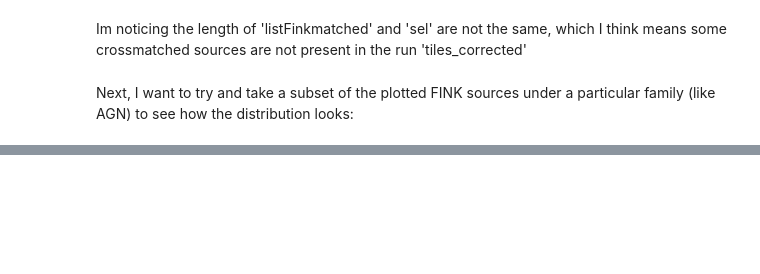
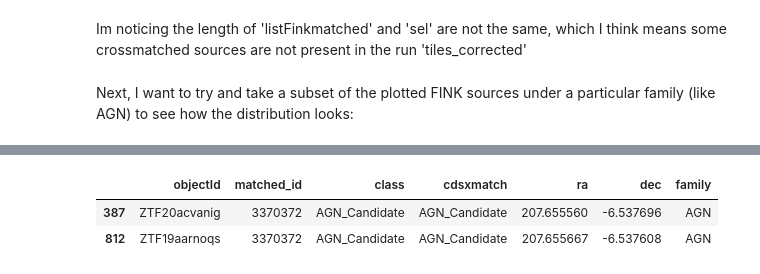
Before and after one commit to CallanG258/Project_VAST_FINK, a Jupyter notebook: VAST Source Query & Analysis.ipynb, the cells around one changed output, grey strips where cells are left out. Cells and saved outputs as stored; diff of their text form; code cells hidden in the pictures; blank space fills up the shorter version.

```diff
--- a/VAST Source Query & Analysis.ipynb
+++ b/VAST Source Query & Analysis.ipynb
@@ -282,0 +349,6 @@ It seems like the distribution of AGNs is fairly uniform and in line with the ma
+# %%
+dup.query('matched_id == "3370372"')
+# %% [output]
+|  | objectId | matched_id | class | cdsxmatch | ra | dec | family |
+| 387 | ZTF20acvanig | 3370372 | AGN_Candidate | AGN_Candidate | 207.655560 | -6.537696 | AGN |
+| 812 | ZTF19aarnoqs | 3370372 | AGN_Candidate | AGN_Candidate | 207.655667 | -6.537608 | AGN |
```
Also changed, not shown: parts of 27 cells of this notebook, 3 other files.
